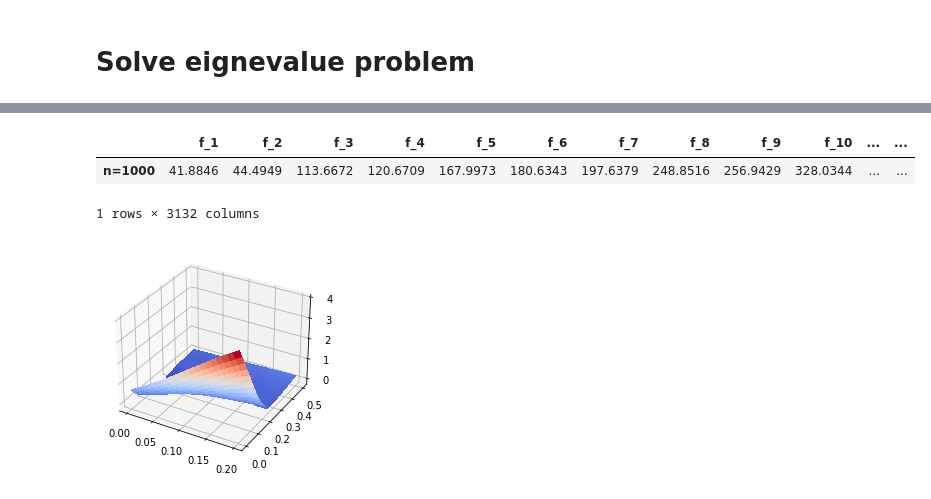
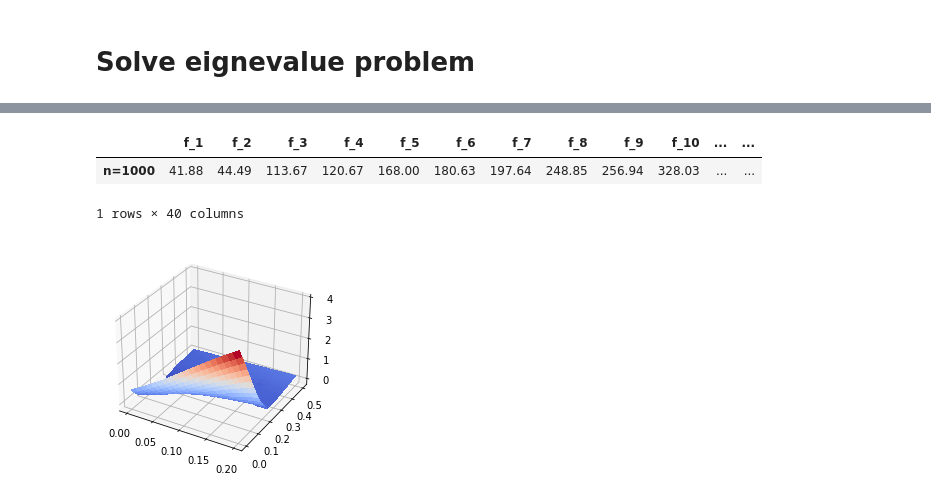
Before and after one commit to lucas-schroeder/Master_program_UFSC, a Jupyter notebook: VA/work2/FEM_Plate_lucas_schroeder.ipynb, the cells around one changed output, grey strips where cells are left out. Saved outputs shown, nothing was run; the diff lists cells and outputs as text; code cells hidden in the pictures.

```diff
--- a/VA/work2/FEM_Plate_lucas_schroeder.ipynb
+++ b/VA/work2/FEM_Plate_lucas_schroeder.ipynb
@@ -189,15 +208,15 @@ index_table.head()
 # Assembly of [K] and [M]
 # %%
 start_assy = datetime.now()
-K = np.zeros((nGL,nGL))
-M = np.zeros((nGL,nGL))
+K = np.zeros((ndof,ndof))
+M = np.zeros((ndof,ndof))
 
 Ke = k_e(dx, dy)
 Me = m_e(dx, dy)
 
 for n in range(1, nElements+1):
-    Mee = np.zeros((nGL,nGL))
-    Kee = np.zeros((nGL,nGL))
+    Mee = np.zeros((ndof,ndof))
+    Kee = np.zeros((ndof,ndof))
     idx = index_table.loc[n].to_list()
     for i, p in enumerate(idx):
         for j, q in enumerate(idx):
@@ -205,6 +224,7 @@ for n in range(1, nElements+1):
             Kee[p-1,q-1] = Ke[i, j]
     M += Mee
     K += Kee
+
 finish_assy = datetime.now()
 print("Elapsed time: ", finish_assy-start_assy)
 # %% [output]
@@ -212,7 +232,7 @@ Elapsed time:  0:00:59.562527
 # %% [markdown]
 # Find nodes inside BC regions and remove fixed DoF from [K] and [M]
 # %%
-# Fixed boundary conditions: Two points rectangle
+# Fixed boundary conditions: Two points rectandofe
 region1 = np.array([[0.000, 0.100], [0.010, 0.120]])
 region2 = np.array([[0.000, 0.380], [0.010, 0.400]])
 region3 = np.array([[0.180, 0.240], [0.200, 0.280]])
@@ -222,8 +242,9 @@ fixed_dof = list()
 fixed_nodes = list()
 for r in regions.values():
     fixed_nodes += node_coor[(node_coor['x'].between(r[0][0], r[1][0])) & (node_coor['y'].between(r[0][1], r[1][1]))].index.tolist()
+
 for node in fixed_nodes:
-    fixed_dof += node_GL.loc[node].tolist()
+    fixed_dof += node_dof.loc[node].tolist()
 
 M_backup = M.copy()
 K_backup = K.copy()
@@ -252,7 +281,10 @@ start_eig = datetime.now()
 resultados = dict()
 
 # Problema de autovalor generalizado. W é um vetor e A uma matrix com as colunas normalizadas
-W, Vc = eig(K, M)
+# W, Vc = eig(K, M)
+M = sp.sparse.bsr_matrix(M)
+K = sp.sparse.bsr_matrix(K)
+W, Vc = eigsh(A=K, k=40, M=M, which='SM')
 
 # Ordenando os autovalores e a matriz de autovetores
 idx = W.argsort()
@@ -267,14 +299,14 @@ for a in range(Vc.shape[1]):
     Vc[:,a] *= m_r[a] # multiplica cada coluna pelo fator de escala
 
 ## Montando as formas modais
-# Incluindo os GL das condições de contorno
+# Incluindo os dof das condições de contorno
 for c in fixed_dof:
     Vc = np.insert(Vc, c-1, 0, axis=0)
 
 resultados[nElements] = dict()
 resultados[nElements]['fn'] = (W**0.5/(2*pi)).real
-resultados[nElements]['V'] = Vc[0::3, :].real # Displacement shape (Gl 1,4,7,10,13,...)
-resultados[nElements]['theta'] = np.delete(Vc, np.arange(0, Vc.shape[1]-1, 4), axis = 1).real # Angular shapes (Gl 2,3,5,6,8,9,11,12,...)
+resultados[nElements]['V'] = Vc[0::3, :].real # Displacement shape (dof 1,4,7,10,13,...)
+resultados[nElements]['theta'] = np.delete(Vc, np.arange(0, Vc.shape[1]-1, 4), axis = 1).real # Angular shapes (dof 2,3,5,6,8,9,11,12,...)
 
 # Faz as formas modais terem a mesma orientação
 for j in range(1, W.size):
@@ -290,8 +325,8 @@ Elapsed time:  0:08:17.182745
 # %%
 n = np.array([nElements])
-pd.options.display.float_format = "{:.4f}".format
+pd.options.display.float_format = "{:.2f}".format
 pd.DataFrame(data=[resultados[n_b]['fn'] for n_b in n], index=[f"n={i}" for i in n], columns=[f"f_{j}" for j in range(1, len(resultados[n.max()]['fn'])+1)])
 # %% [output]
 |  | f_1 | f_2 | f_3 | f_4 | f_5 | f_6 | f_7 | f_8 | f_9 | f_10 | ... | ... |
-| n=1000 | 41.8846 | 44.4949 | 113.6672 | 120.6709 | 167.9973 | 180.6343 | 197.6379 | 248.8516 | 256.9429 | 328.0344 | ... | ... |
+| n=1000 | 41.88 | 44.49 | 113.67 | 120.67 | 168.00 | 180.63 | 197.64 | 248.85 | 256.94 | 328.03 | ... | ... |
-1 rows × 3132 columns
+1 rows × 40 columns
```
Also changed, not shown: parts of 16 cells of this notebook, 2 other files.
